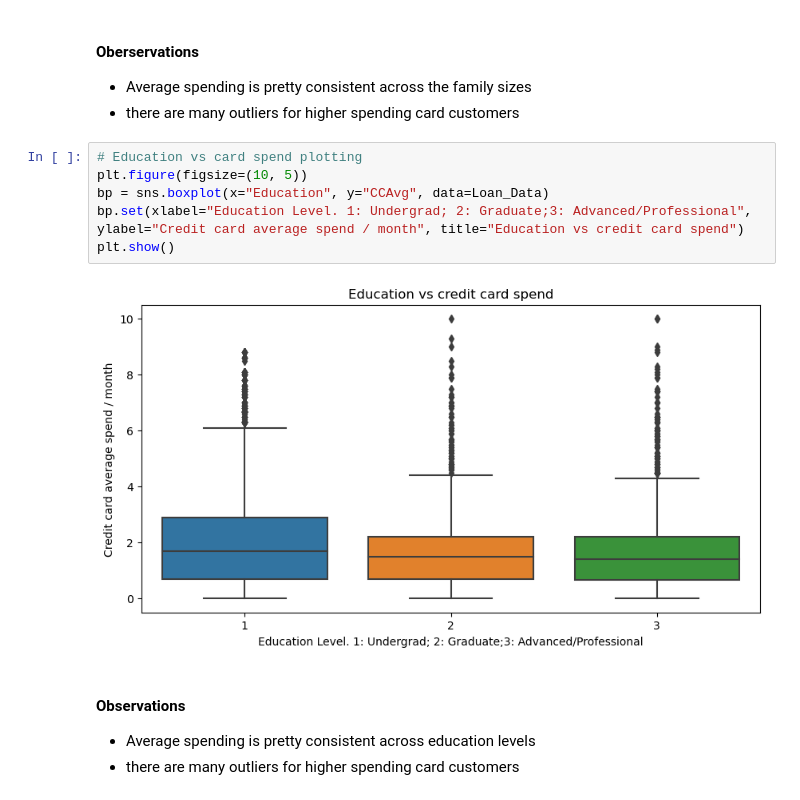
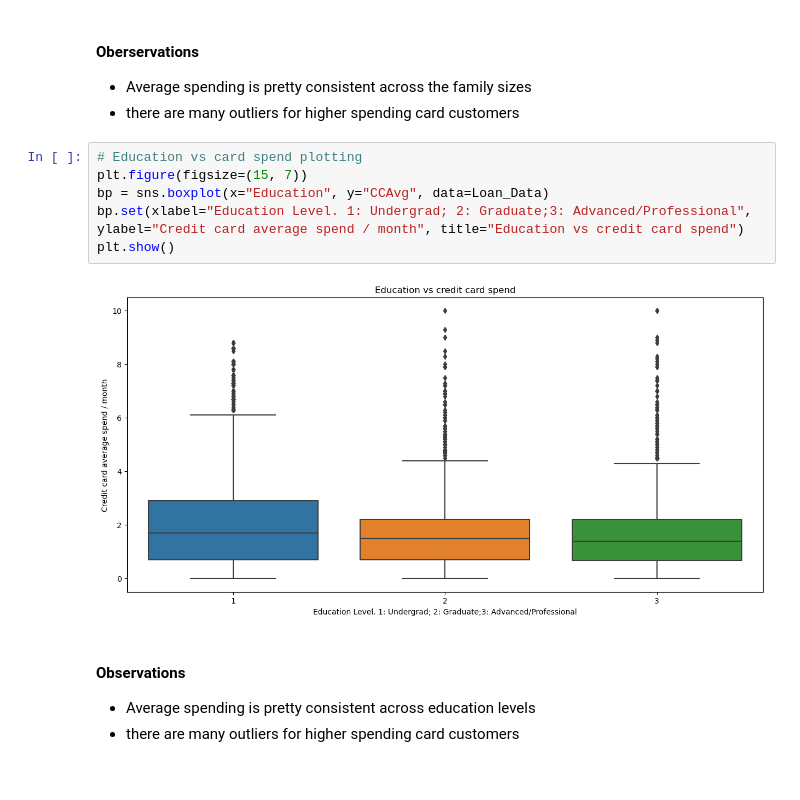
Before and after one commit to Drew75austin/Machine_Learning_Personal_Loan, a Jupyter notebook: Personal_Loan_Modelling.ipynb, the cells around one changed output. Drawn from its saved outputs; the diff is of its cells as text.

```diff
--- a/Personal_Loan_Modelling.ipynb
+++ b/Personal_Loan_Modelling.ipynb
@@ -742,12 +747,12 @@ plt.show()
 - there are many outliers for higher spending card customers
 # %%
 # Education vs card spend plotting
-plt.figure(figsize=(10, 5))
+plt.figure(figsize=(15, 7))
 bp = sns.boxplot(x="Education", y="CCAvg", data=Loan_Data)
 bp.set(xlabel="Education Level. 1: Undergrad; 2: Graduate;3: Advanced/Professional", ylabel="Credit card average spend / month", title="Education vs credit card spend")
 plt.show()
 # %% [output]
-[figure, old version]
+[figure, new version]
 # %% [markdown]
 #### Observations
 - Average spending is pretty consistent across education levels
```
Also changed, not shown: parts of 7 cells of this notebook, 1 other file.
